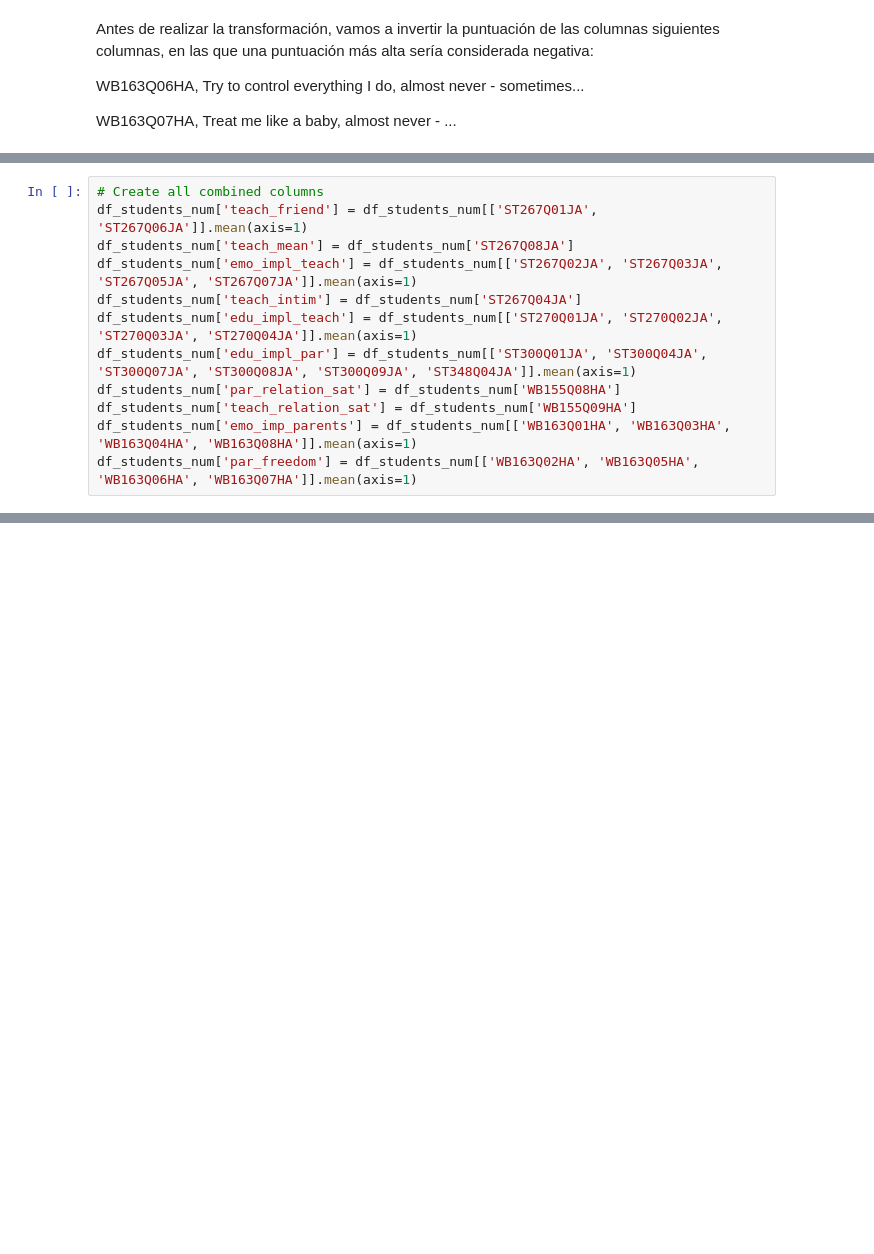
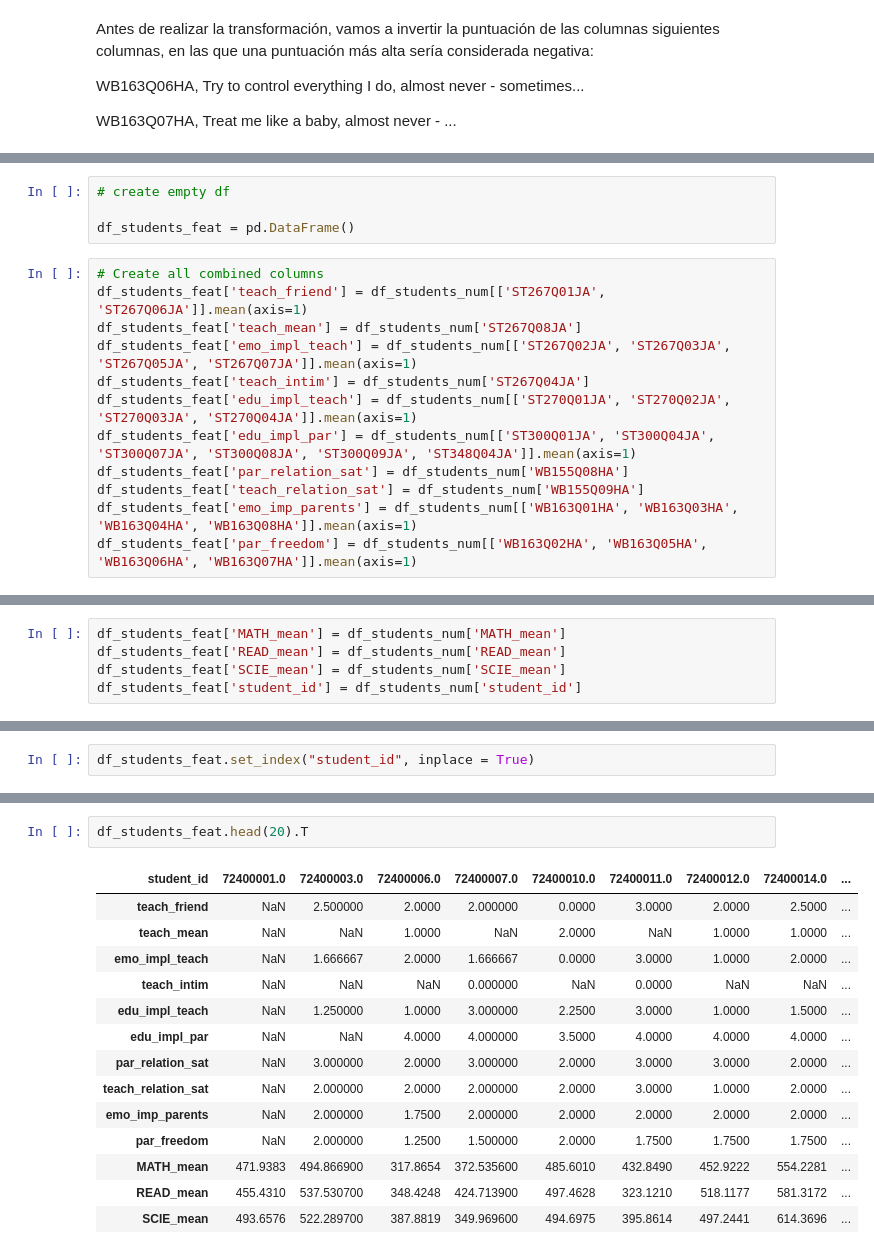
Before and after one commit to sara-fuentes/tfm_pisa_educacion, a Jupyter notebook: clustering_students.ipynb, the cells around one changed output, grey strips where cells are left out. Drawn from its saved outputs; the diff is of its cells as text; blank space fills up the shorter version.

```diff
--- a/clustering_students.ipynb
+++ b/clustering_students.ipynb
@@ -370,12 +361,16 @@ Example of reversed values:
+# %%
+# create empty df
+
+df_students_feat = pd.DataFrame()
 # %%
 # Create all combined columns
-df_students_num['teach_friend'] = df_students_num[['ST267Q01JA', 'ST267Q06JA']].mean(axis=1)
-df_students_num['teach_mean'] = df_students_num['ST267Q08JA']
-df_students_num['emo_impl_teach'] = df_students_num[['ST267Q02JA', 'ST267Q03JA', 'ST267Q05JA', 'ST267Q07JA']].mean(axis=1)
-df_students_num['teach_intim'] = df_students_num['ST267Q04JA']
-df_students_num['edu_impl_teach'] = df_students_num[['ST270Q01JA', 'ST270Q02JA', 'ST270Q03JA', 'ST270Q04JA']].mean(axis=1)
-df_students_num['edu_impl_par'] = df_students_num[['ST300Q01JA', 'ST300Q04JA', 'ST300Q07JA', 'ST300Q08JA', 'ST300Q09JA', 'ST348Q04JA']].mean(axis=1)
-df_students_num['par_relation_sat'] = df_students_num['WB155Q08HA']
-df_students_num['teach_relation_sat'] = df_students_num['WB155Q09HA']
-df_students_num['emo_imp_parents'] = df_students_num[['WB163Q01HA', 'WB163Q03HA', 'WB163Q04HA', 'WB163Q08HA']].mean(axis=1)
-df_students_num['par_freedom'] = df_students_num[['WB163Q02HA', 'WB163Q05HA', 'WB163Q06HA', 'WB163Q07HA']].mean(axis=1)
+df_students_feat['teach_friend'] = df_students_num[['ST267Q01JA', 'ST267Q06JA']].mean(axis=1)
+df_students_feat['teach_mean'] = df_students_num['ST267Q08JA']
+df_students_feat['emo_impl_teach'] = df_students_num[['ST267Q02JA', 'ST267Q03JA', 'ST267Q05JA', 'ST267Q07JA']].mean(axis=1)
+df_students_feat['teach_intim'] = df_students_num['ST267Q04JA']
+df_students_feat['edu_impl_teach'] = df_students_num[['ST270Q01JA', 'ST270Q02JA', 'ST270Q03JA', 'ST270Q04JA']].mean(axis=1)
+df_students_feat['edu_impl_par'] = df_students_num[['ST300Q01JA', 'ST300Q04JA', 'ST300Q07JA', 'ST300Q08JA', 'ST300Q09JA', 'ST348Q04JA']].mean(axis=1)
+df_students_feat['par_relation_sat'] = df_students_num['WB155Q08HA']
+df_students_feat['teach_relation_sat'] = df_students_num['WB155Q09HA']
+df_students_feat['emo_imp_parents'] = df_students_num[['WB163Q01HA', 'WB163Q03HA', 'WB163Q04HA', 'WB163Q08HA']].mean(axis=1)
+df_students_feat['par_freedom'] = df_students_num[['WB163Q02HA', 'WB163Q05HA', 'WB163Q06HA', 'WB163Q07HA']].mean(axis=1)
@@ -381,0 +392,5 @@ df_students_num['par_freedom'] = df_students_num[['WB163Q02HA', 'WB163Q05HA', 'W
+# %%
+df_students_feat['MATH_mean'] = df_students_num['MATH_mean']
+df_students_feat['READ_mean'] = df_students_num['READ_mean']
+df_students_feat['SCIE_mean'] = df_students_num['SCIE_mean']
+df_students_feat['student_id'] = df_students_num['student_id']
@@ -381,0 +419,2 @@ df_students_num['par_freedom'] = df_students_num[['WB163Q02HA', 'WB163Q05HA', 'W
+# %%
+df_students_feat.set_index("student_id", inplace = True)
@@ -381,0 +429,17 @@ df_students_num['par_freedom'] = df_students_num[['WB163Q02HA', 'WB163Q05HA', 'W
+# %%
+df_students_feat.head(20).T
+# %% [output]
+| student_id | 72400001.0 | 72400003.0 | 72400006.0 | 72400007.0 | 72400010.0 | 72400011.0 | 72400012.0 | 72400014.0 | ... |
+| teach_friend | NaN | 2.500000 | 2.0000 | 2.000000 | 0.0000 | 3.0000 | 2.0000 | 2.5000 | ... |
+| teach_mean | NaN | NaN | 1.0000 | NaN | 2.0000 | NaN | 1.0000 | 1.0000 | ... |
+| emo_impl_teach | NaN | 1.666667 | 2.0000 | 1.666667 | 0.0000 | 3.0000 | 1.0000 | 2.0000 | ... |
+| teach_intim | NaN | NaN | NaN | 0.000000 | NaN | 0.0000 | NaN | NaN | ... |
+| edu_impl_teach | NaN | 1.250000 | 1.0000 | 3.000000 | 2.2500 | 3.0000 | 1.0000 | 1.5000 | ... |
+| edu_impl_par | NaN | NaN | 4.0000 | 4.000000 | 3.5000 | 4.0000 | 4.0000 | 4.0000 | ... |
+| par_relation_sat | NaN | 3.000000 | 2.0000 | 3.000000 | 2.0000 | 3.0000 | 3.0000 | 2.0000 | ... |
+| teach_relation_sat | NaN | 2.000000 | 2.0000 | 2.000000 | 2.0000 | 3.0000 | 1.0000 | 2.0000 | ... |
+| emo_imp_parents | NaN | 2.000000 | 1.7500 | 2.000000 | 2.0000 | 2.0000 | 2.0000 | 2.0000 | ... |
+| par_freedom | NaN | 2.000000 | 1.2500 | 1.500000 | 2.0000 | 1.7500 | 1.7500 | 1.7500 | ... |
+| MATH_mean | 471.9383 | 494.866900 | 317.8654 | 372.535600 | 485.6010 | 432.8490 | 452.9222 | 554.2281 | ... |
+| READ_mean | 455.4310 | 537.530700 | 348.4248 | 424.713900 | 497.4628 | 323.1210 | 518.1177 | 581.3172 | ... |
+| SCIE_mean | 493.6576 | 522.289700 | 387.8819 | 349.969600 | 494.6975 | 395.8614 | 497.2441 | 614.3696 | ... |
```
Also changed, not shown: parts of 17 cells of this notebook, 1 other file.
